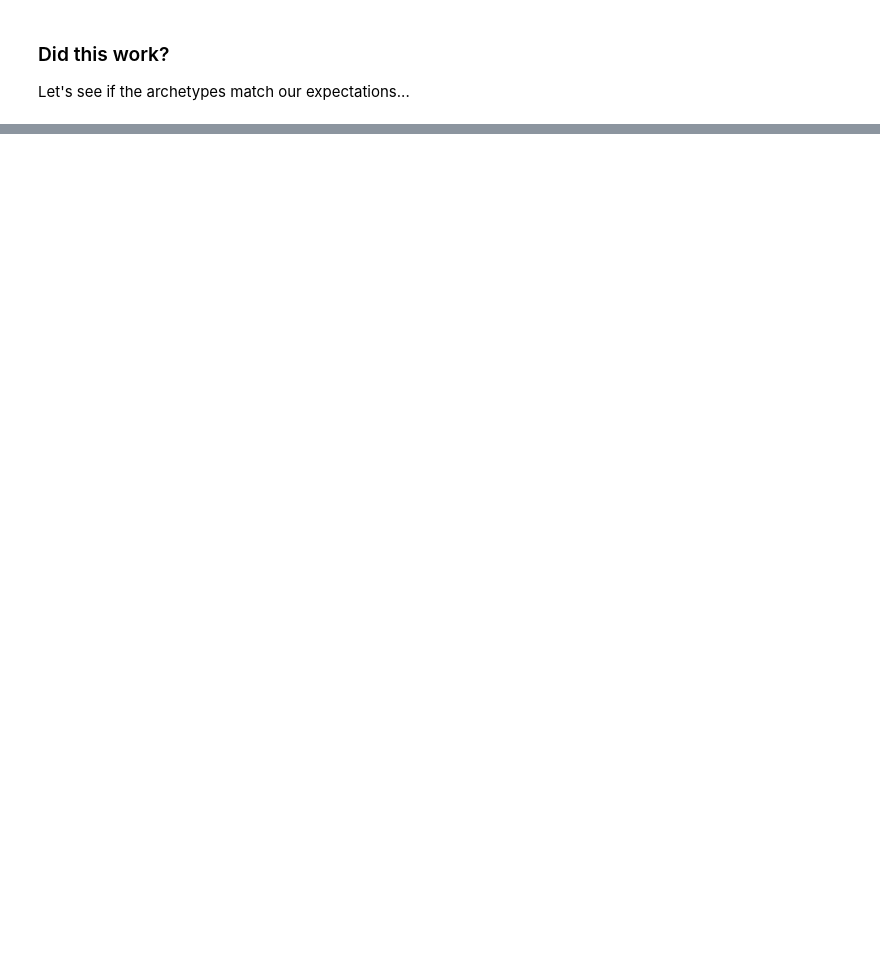
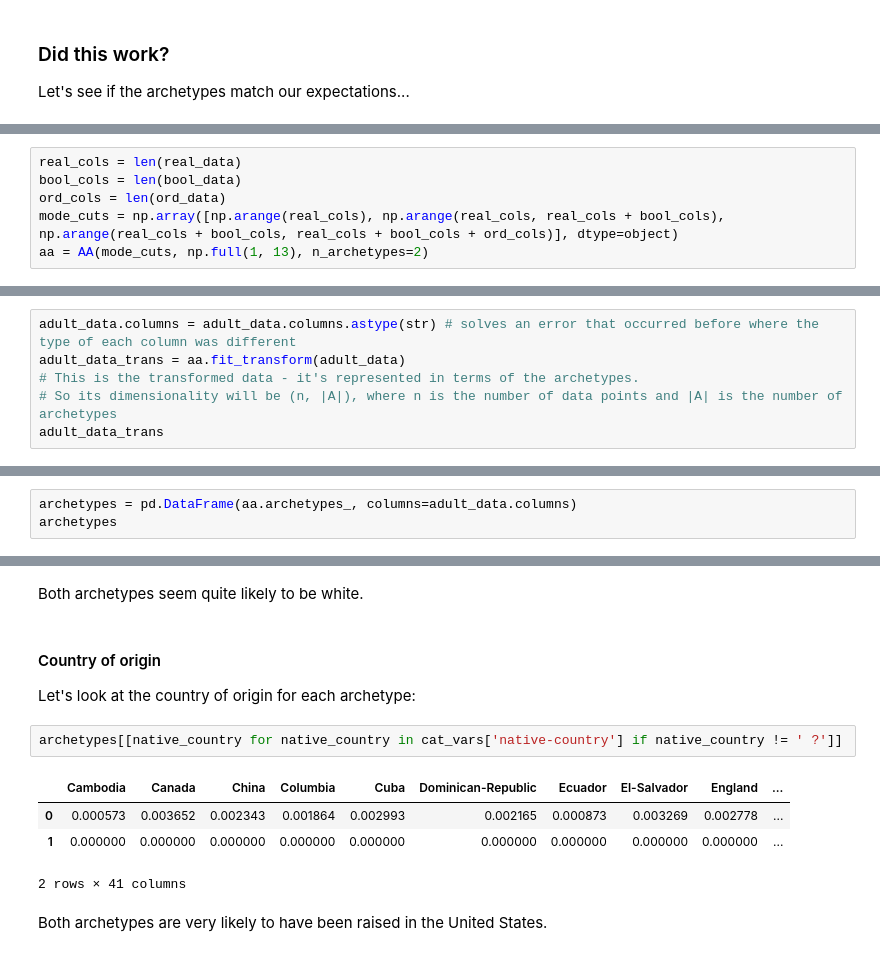
Before and after one commit to vikramsondergaard/archetypes, a Jupyter notebook: Generalised Archetype Analysis.ipynb, the cells around one changed output, grey strips where cells are left out. Saved outputs shown, nothing was run; the diff lists cells and outputs as text; blank space fills up the shorter version.

```diff
--- a/Generalised Archetype Analysis.ipynb
+++ b/Generalised Archetype Analysis.ipynb
@@ -551,0 +588,6 @@ TypeError: Feature names are only supported if all input features have string na
+# %%
+real_cols = len(real_data)
+bool_cols = len(bool_data)
+ord_cols = len(ord_data)
+mode_cuts = np.array([np.arange(real_cols), np.arange(real_cols, real_cols + bool_cols), np.arange(real_cols + bool_cols, real_cols + bool_cols + ord_cols)], dtype=object)
+aa = AA(mode_cuts, np.full(1, 13), n_archetypes=2)
@@ -551,0 +596,6 @@ TypeError: Feature names are only supported if all input features have string na
+# %%
+adult_data.columns = adult_data.columns.astype(str) # solves an error that occurred before where the type of each column was different
+adult_data_trans = aa.fit_transform(adult_data)
+# This is the transformed data - it's represented in terms of the archetypes.
+# So its dimensionality will be (n, |A|), where n is the number of data points and |A| is the number of archetypes
+adult_data_trans
@@ -551,0 +604,3 @@ TypeError: Feature names are only supported if all input features have string na
+# %%
+archetypes = pd.DataFrame(aa.archetypes_, columns=adult_data.columns)
+archetypes
@@ -551,0 +711,15 @@ TypeError: Feature names are only supported if all input features have string na
+# %% [markdown]
+Both archetypes seem quite likely to be white.
+# %% [markdown]
+#### Country of origin
+
+Let's look at the country of origin for each archetype:
+# %%
+archetypes[[native_country for native_country in cat_vars['native-country'] if native_country != ' ?']]
+# %% [output]
+|  | Cambodia | Canada | China | Columbia | Cuba | Dominican-Republic | Ecuador | El-Salvador | England | ... |
+| 0 | 0.000573 | 0.003652 | 0.002343 | 0.001864 | 0.002993 | 0.002165 | 0.000873 | 0.003269 | 0.002778 | ... |
+| 1 | 0.000000 | 0.000000 | 0.000000 | 0.000000 | 0.000000 | 0.000000 | 0.000000 | 0.000000 | 0.000000 | ... |
+2 rows × 41 columns
+# %% [markdown]
+Both archetypes are very likely to have been raised in the United States.
```
Also changed, not shown: parts of 50 cells of this notebook.
